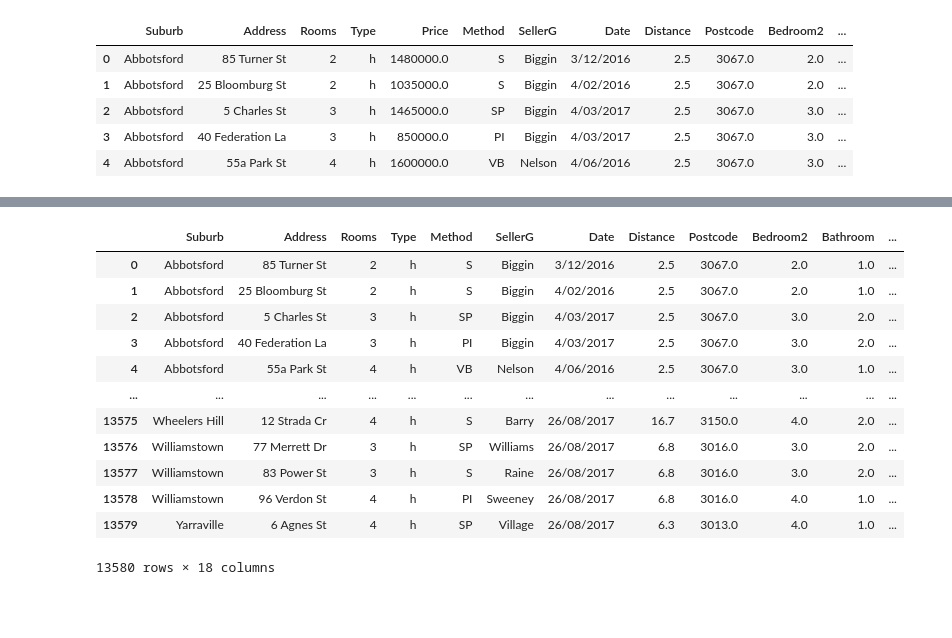
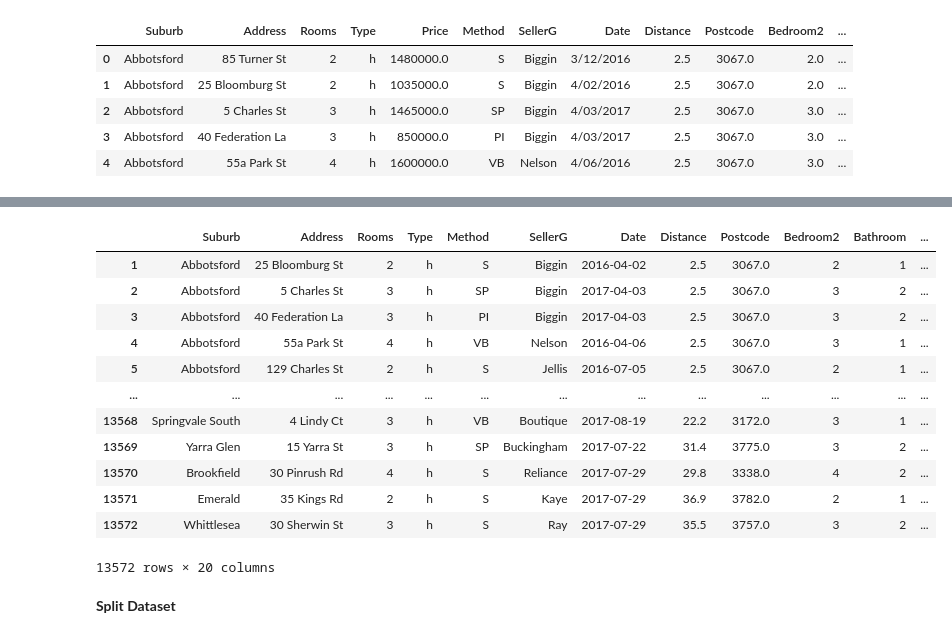
Before and after one commit to willosullivan/ML-Tutorials, a Jupyter notebook: Melbourne House Price Prediction/modelling.ipynb, the cells around one changed output, grey strips where cells are left out. Saved outputs shown, nothing was run; the diff lists cells and outputs as text; code cells hidden in the pictures; blank space fills up the shorter version.

```diff
--- a/Melbourne House Price Prediction/modelling.ipynb
+++ b/Melbourne House Price Prediction/modelling.ipynb
@@ -89,8 +57,8 @@ I will use a Sklearn Imputation method to addresses the continuous/numerical col
 # %%
 burbs_and_cas = df[['Suburb', 'CouncilArea']]
-a = set(df['Suburb'])
+a = set(burbs_and_cas['Suburb'])
 burbs_and_cas.dropna(how='all', inplace=True)
-b = set(df['Suburb'])
+b = set(burbs_and_cas['Suburb'])
 if a==b:
     burbs_and_cas.drop_duplicates(
         subset=['Suburb'],
@@ -109,9 +77,18 @@ if a==b:
     columns=['CouncilArea_x'],
     inplace=True
     )
+
     # This drops 7 rows from out dataset
     df_filled = df_filled[df_filled['CouncilArea_y'].notna()]
 
+    df_filled.rename(
+        columns= {'CouncilArea_y': 'CouncilArea'},
+        inplace=True
+    )
+
+df_filled[['YearBuilt', 'BuildingArea', 'Car']] = df_filled[['YearBuilt', 'BuildingArea', 'Car']].interpolate(method='linear')
+
+df_filled = df_filled.iloc[1: , : ]
 
 df_filled.info()
 # %% [output]
@@ -137,10 +115,0 @@ memory usage: 2.3+ MB
-# %%
-df_filled['index'] = df_filled.index
-to_impute = df_filled[['BuildingArea', 'YearBuilt', 'Car']]
-
-from sklearn.impute import SimpleImputer
-# Create an Instance of the SimpleImputer class
-my_imputer = SimpleImputer()
-# Impute data
-imputed = my_imputer.fit_transform(to_impute)
-imputed
@@ -155,3 +123,11 @@ array([[1.45745908e+02, 1.96467252e+03, 1.00000000e+00],
+# %%
+df_filled['Postcode'] = df_filled['Postcode'].astype(str)
+df_filled['Bedroom2'] = df_filled['Bedroom2'].astype(int)
+df_filled['Bathroom'] = df_filled['Bathroom'].astype(int)
+df_filled['YearBuilt'] = df_filled['YearBuilt'].astype(int)
+df_filled['Car'] = df_filled['Car'].astype(int)
+df_filled['Propertycount'] = df_filled['Propertycount'].astype(int)
+df_filled['Date'] = pd.to_datetime(df_filled['Date'])
 # %%
 df.describe()
 # %% [output]
@@ -173,21 +161,23 @@ df.groupby(['Regionname'])['Regionname'].value_counts().nlargest(10).plot(kind='
 # %%
-y = df['Price']
-X = df.drop(columns=['Price', 'YearBuilt', 'BuildingArea'], axis=1)
+y = df_filled['Price']
+X = df_filled.drop(columns=['Price'], axis=1)
 X
 # %% [output]
 |  | Suburb | Address | Rooms | Type | Method | SellerG | Date | Distance | Postcode | Bedroom2 | Bathroom | ... |
-| 0 | Abbotsford | 85 Turner St | 2 | h | S | Biggin | 3/12/2016 | 2.5 | 3067.0 | 2.0 | 1.0 | ... |
-| 1 | Abbotsford | 25 Bloomburg St | 2 | h | S | Biggin | 4/02/2016 | 2.5 | 3067.0 | 2.0 | 1.0 | ... |
-| 2 | Abbotsford | 5 Charles St | 3 | h | SP | Biggin | 4/03/2017 | 2.5 | 3067.0 | 3.0 | 2.0 | ... |
-| 3 | Abbotsford | 40 Federation La | 3 | h | PI | Biggin | 4/03/2017 | 2.5 | 3067.0 | 3.0 | 2.0 | ... |
-| 4 | Abbotsford | 55a Park St | 4 | h | VB | Nelson | 4/06/2016 | 2.5 | 3067.0 | 3.0 | 1.0 | ... |
+| 1 | Abbotsford | 25 Bloomburg St | 2 | h | S | Biggin | 2016-04-02 | 2.5 | 3067.0 | 2 | 1 | ... |
+| 2 | Abbotsford | 5 Charles St | 3 | h | SP | Biggin | 2017-04-03 | 2.5 | 3067.0 | 3 | 2 | ... |
+| 3 | Abbotsford | 40 Federation La | 3 | h | PI | Biggin | 2017-04-03 | 2.5 | 3067.0 | 3 | 2 | ... |
+| 4 | Abbotsford | 55a Park St | 4 | h | VB | Nelson | 2016-04-06 | 2.5 | 3067.0 | 3 | 1 | ... |
+| 5 | Abbotsford | 129 Charles St | 2 | h | S | Jellis | 2016-07-05 | 2.5 | 3067.0 | 2 | 1 | ... |
 | ... | ... | ... | ... | ... | ... | ... | ... | ... | ... | ... | ... | ... |
-| 13575 | Wheelers Hill | 12 Strada Cr | 4 | h | S | Barry | 26/08/2017 | 16.7 | 3150.0 | 4.0 | 2.0 | ... |
-| 13576 | Williamstown | 77 Merrett Dr | 3 | h | SP | Williams | 26/08/2017 | 6.8 | 3016.0 | 3.0 | 2.0 | ... |
-| 13577 | Williamstown | 83 Power St | 3 | h | S | Raine | 26/08/2017 | 6.8 | 3016.0 | 3.0 | 2.0 | ... |
-| 13578 | Williamstown | 96 Verdon St | 4 | h | PI | Sweeney | 26/08/2017 | 6.8 | 3016.0 | 4.0 | 1.0 | ... |
-| 13579 | Yarraville | 6 Agnes St | 4 | h | SP | Village | 26/08/2017 | 6.3 | 3013.0 | 4.0 | 1.0 | ... |
+| 13568 | Springvale South | 4 Lindy Ct | 3 | h | VB | Boutique | 2017-08-19 | 22.2 | 3172.0 | 3 | 1 | ... |
+| 13569 | Yarra Glen | 15 Yarra St | 3 | h | SP | Buckingham | 2017-07-22 | 31.4 | 3775.0 | 3 | 2 | ... |
+| 13570 | Brookfield | 30 Pinrush Rd | 4 | h | S | Reliance | 2017-07-29 | 29.8 | 3338.0 | 4 | 2 | ... |
+| 13571 | Emerald | 35 Kings Rd | 2 | h | S | Kaye | 2017-07-29 | 36.9 | 3782.0 | 2 | 1 | ... |
+| 13572 | Whittlesea | 30 Sherwin St | 3 | h | S | Ray | 2017-07-29 | 35.5 | 3757.0 | 3 | 2 | ... |
-13580 rows × 18 columns
+13572 rows × 20 columns
+# %% [markdown]
+**Split Dataset**
 # %%
 from sklearn.model_selection import train_test_split
 
```
Also changed, not shown: parts of 32 cells of this notebook, 1 other file.
